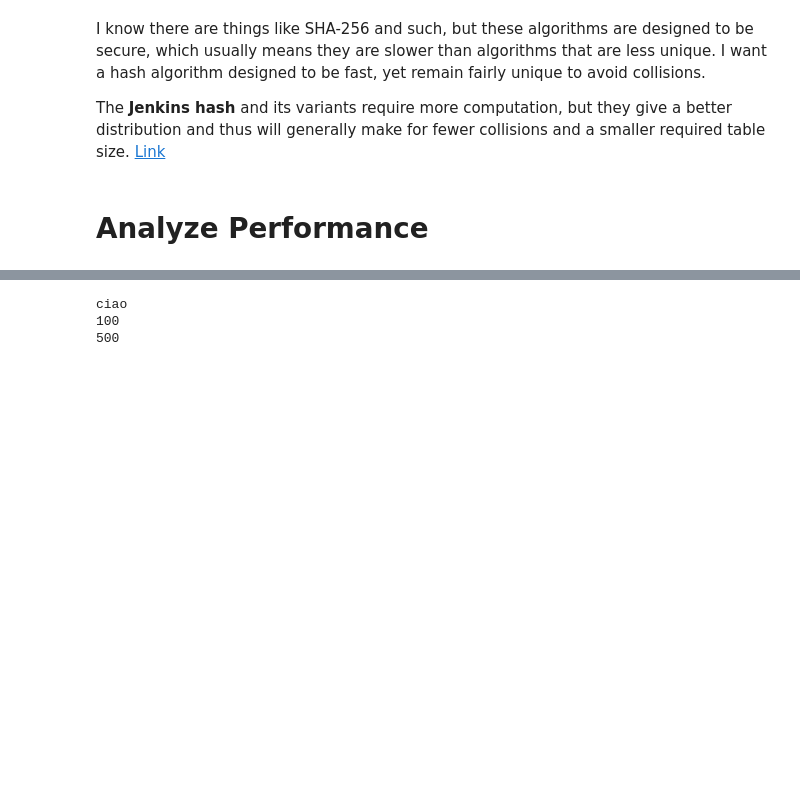
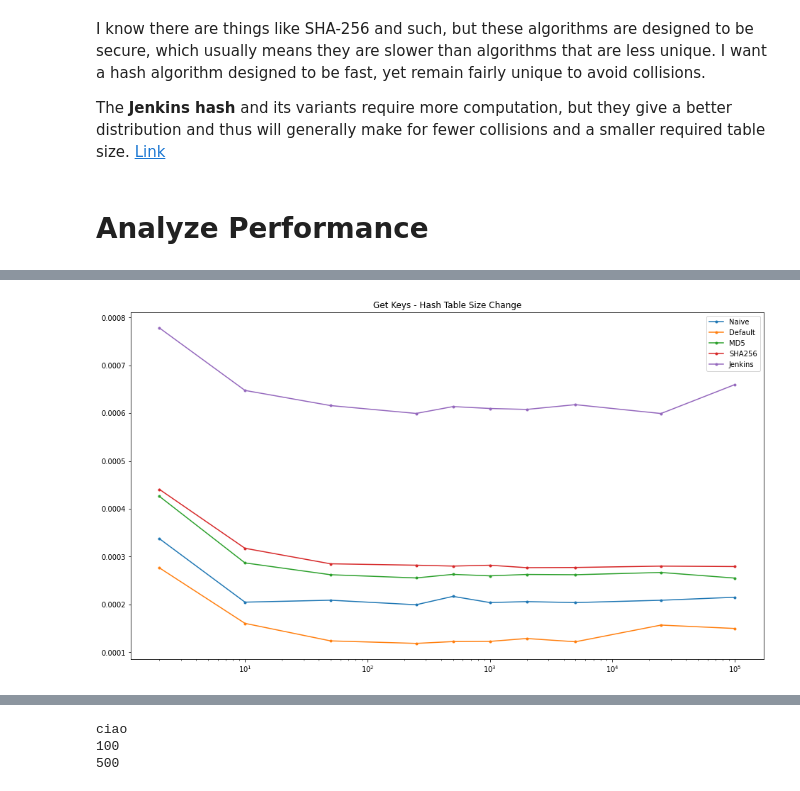
Before and after one commit to jerryfane/dictionaries-implementation, a Jupyter notebook: dictionary-implementations.ipynb, the cells around one changed output, grey strips where cells are left out. Cells and saved outputs as stored; diff of their text form; code cells hidden in the pictures; blank space fills up the shorter version.

```diff
--- a/dictionary-implementations.ipynb
+++ b/dictionary-implementations.ipynb
@@ -515,0 +348,9 @@ hashtables[0][1].get('grapes')
+# %%
+#get
+get_res = []
+for i in [res[1][1] for res in results]:
+    get_res.append([statistics.mean(time_res.timings) for time_res in i])
+
+get_df = pd.DataFrame(get_res).T
+get_df.columns=[res[0] for res in results]
+get_df.index = size_array
@@ -515,0 +379,6 @@ hashtables[0][1].get('grapes')
+# %%
+ax = get_df.plot(figsize=(16,9), style='.-');
+ax.set_xscale('log');
+ax.set_title('Get Keys - Hash Table Size Change');
+# %% [output]
+[figure, added]
```
Also changed, not shown: parts of 55 cells of this notebook.
